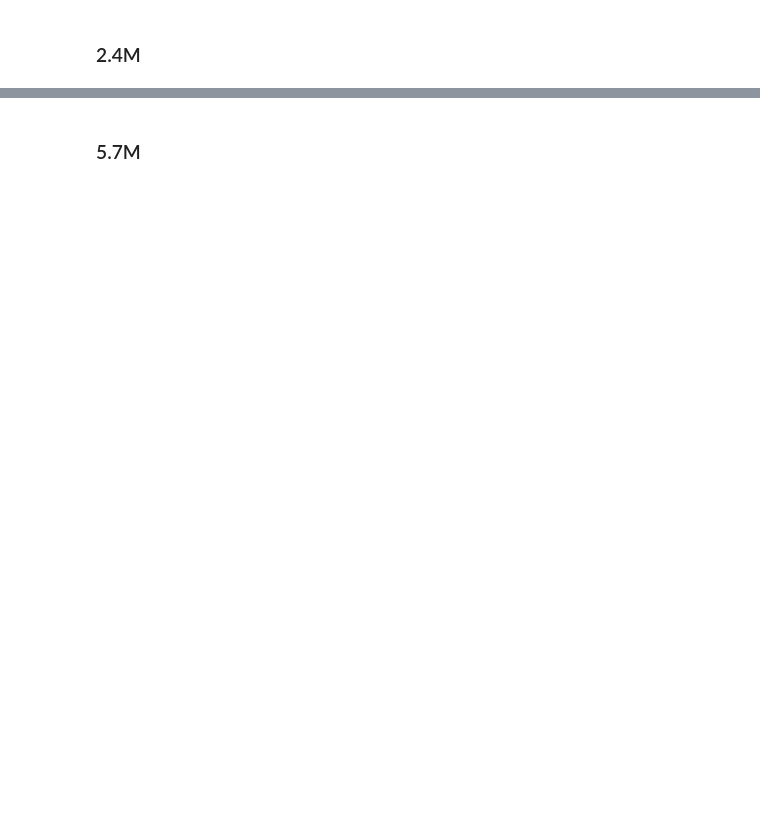
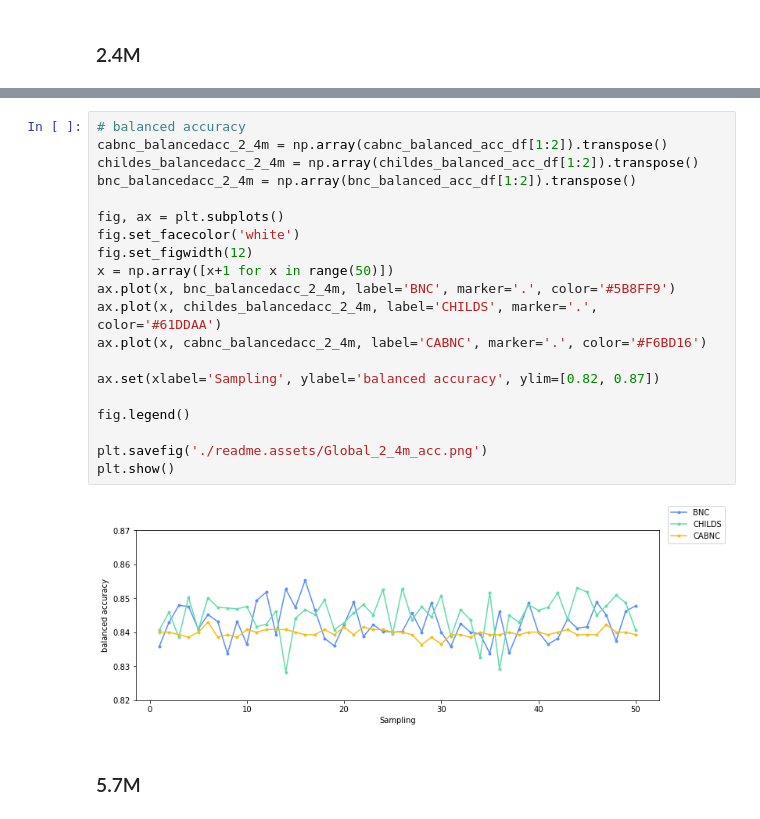
Before and after one commit to DanferWang/Basic_Level_work, a Jupyter notebook: corpora_size/results_by_size.ipynb, the cells around one changed output, grey strips where cells are left out. Drawn from its saved outputs; the diff is of its cells as text; blank space fills up the shorter version.

```diff
--- a/corpora_size/results_by_size.ipynb
+++ b/corpora_size/results_by_size.ipynb
@@ -88,6 +116,28 @@ fig.legend()
 plt.show()
 # %% [output]
 [figure]
+# %%
+# balanced accuracy
+cabnc_balancedacc_2_4m = np.array(cabnc_balanced_acc_df[1:2]).transpose()
+childes_balancedacc_2_4m = np.array(childes_balanced_acc_df[1:2]).transpose()
+bnc_balancedacc_2_4m = np.array(bnc_balanced_acc_df[1:2]).transpose()
+
+fig, ax = plt.subplots()
+fig.set_facecolor('white')
+fig.set_figwidth(12)
+x = np.array([x+1 for x in range(50)])
+ax.plot(x, bnc_balancedacc_2_4m, label='BNC', marker='.', color='#5B8FF9')
+ax.plot(x, childes_balancedacc_2_4m, label='CHILDS', marker='.', color='#61DDAA')
+ax.plot(x, cabnc_balancedacc_2_4m, label='CABNC', marker='.', color='#F6BD16')
+
+ax.set(xlabel='Sampling', ylabel='balanced accuracy', ylim=[0.82, 0.87])
+
+fig.legend()
+
+plt.savefig('./readme.assets/Global_2_4m_acc.png')
+plt.show()
+# %% [output]
+[figure, added]
 # %% [markdown]
 ### 5.7M
 # %%
```
Also changed, not shown: parts of 29 cells of this notebook, 26 other files.
